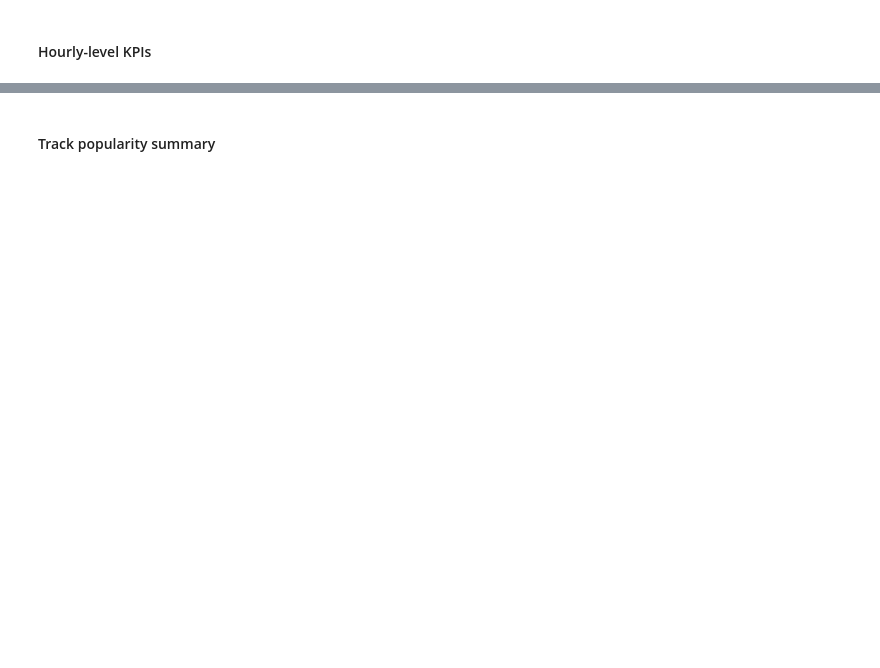
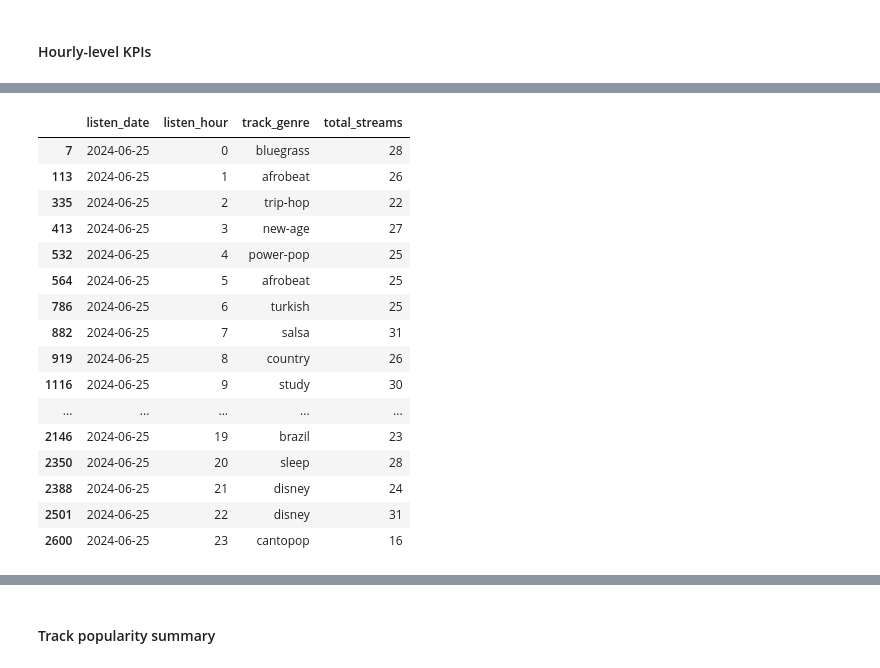
Before and after one commit to ghinakh/spotify_etl, a Jupyter notebook: code/local_explore_transform.ipynb, the cells around one changed output, grey strips where cells are left out. Saved outputs shown, nothing was run; the diff lists cells and outputs as text; code cells hidden in the pictures; blank space fills up the shorter version.

```diff
--- a/code/local_explore_transform.ipynb
+++ b/code/local_explore_transform.ipynb
@@ -269,0 +388,25 @@ genre_level_kpis
+# %%
+top_genre_hourly = streams_full_clean_analysis.groupby(["listen_date", "listen_hour", "track_genre"]).agg(
+    total_streams=("track_genre", "count")
+).reset_index() \
+.sort_values(["listen_date", "listen_hour", "total_streams"], ascending=[True, True, False]) \
+.drop_duplicates(subset=["listen_hour"], keep="first")
+top_genre_hourly
+# %% [output]
+|  | listen_date | listen_hour | track_genre | total_streams |
+| 7 | 2024-06-25 | 0 | bluegrass | 28 |
+| 113 | 2024-06-25 | 1 | afrobeat | 26 |
+| 335 | 2024-06-25 | 2 | trip-hop | 22 |
+| 413 | 2024-06-25 | 3 | new-age | 27 |
+| 532 | 2024-06-25 | 4 | power-pop | 25 |
+| 564 | 2024-06-25 | 5 | afrobeat | 25 |
+| 786 | 2024-06-25 | 6 | turkish | 25 |
+| 882 | 2024-06-25 | 7 | salsa | 31 |
+| 919 | 2024-06-25 | 8 | country | 26 |
+| 1116 | 2024-06-25 | 9 | study | 30 |
+| ... | ... | ... | ... | ... |
+| 2146 | 2024-06-25 | 19 | brazil | 23 |
+| 2350 | 2024-06-25 | 20 | sleep | 28 |
+| 2388 | 2024-06-25 | 21 | disney | 24 |
+| 2501 | 2024-06-25 | 22 | disney | 31 |
+| 2600 | 2024-06-25 | 23 | cantopop | 16 |
```
Also changed, not shown: parts of 37 cells of this notebook.
